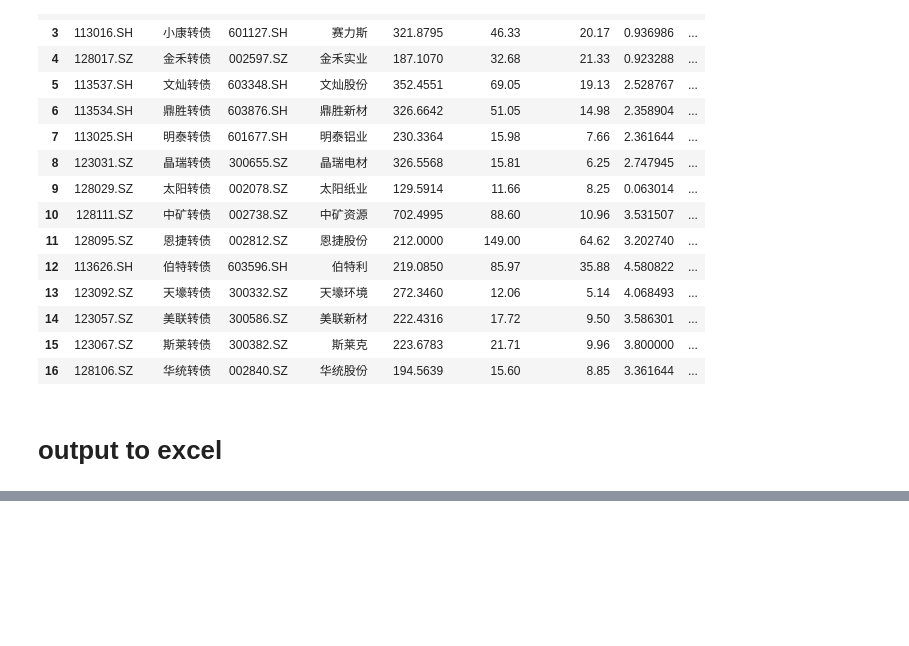
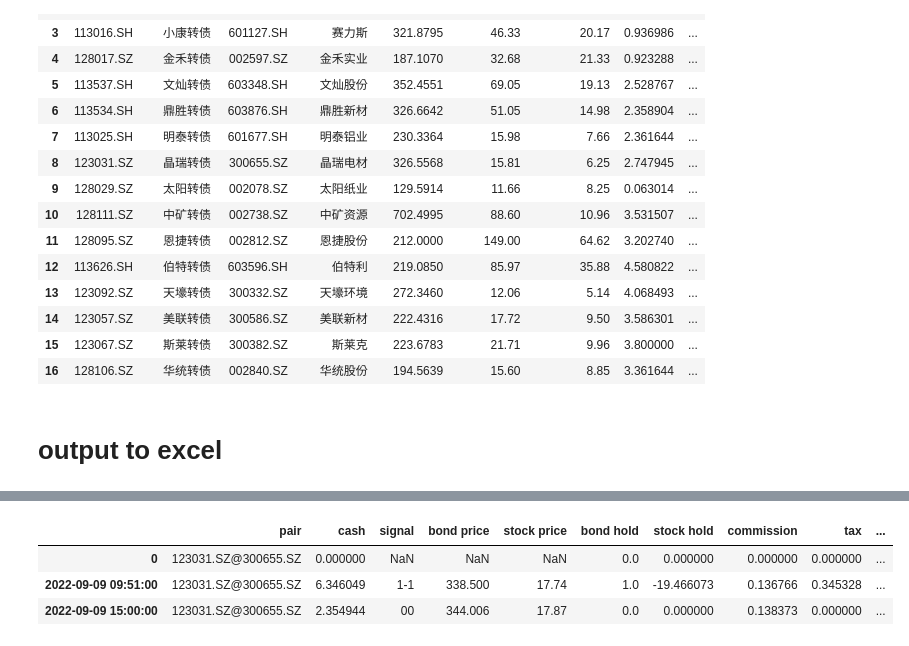
Before and after one commit to PXY11/cms, a Jupyter notebook: backtest_daily_track_cum.ipynb, the cells around one changed output, grey strips where cells are left out. Saved outputs shown, nothing was run; the diff lists cells and outputs as text; code cells hidden in the pictures; blank space fills up the shorter version.

```diff
--- a/backtest_daily_track_cum.ipynb
+++ b/backtest_daily_track_cum.ipynb
@@ -449,0 +516,85 @@ df_obs_stat.drop(['pair'],axis=1).to_excel('./daily_cum_performance_stat.xlsx')
+# %%
+import numpy as np
+tmp_path = '/Users/bokie/code/python/CMS/可转债套利/cms/daily_track/20220909/123031.SZ@300655.SZ.csv'
+df_tmp = pd.read_csv(tmp_path,index_col=0)
+
+total_pair_cash = 1000000
+bond_cash = total_pair_cash/2
+stock_cash = total_pair_cash/2
+pair = ['123031.SZ','300655.SZ']
+
+signal = df_tmp['signal'].tolist()[1]
+bond_open_price = df_tmp['bond price'].tolist()[1]
+bond_close_price = df_tmp['bond price'].tolist()[2]
+stock_open_price = df_tmp['stock price'].tolist()[1]
+stock_close_price = df_tmp['stock price'].tolist()[2]
+
+bond_open_volume_target = bond_cash/bond_open_price
+bond_close_volume_target = bond_cash/bond_open_price
+stock_open_volume_target = stock_cash/stock_open_price
+stock_close_volume_target = stock_cash/stock_open_price
+
+
+
+# if bond_open_volume_target >
+
+open_time = df_tmp.index[1] # string
+close_time = df_tmp.index[2] # string
+open_volume = pd.DataFrame(cbond_volume[pair].loc[open_time]).T
+close_volume = pd.DataFrame(cbond_volume[pair].loc[close_time]).T
+trade_volume = pd.DataFrame(columns=pair,data=[[np.nan,np.nan]])
+trade_volume = pd.concat([trade_volume,open_volume,close_volume],axis=0)
+trade_volume
+df_tmp['bond volume'] = trade_volume[pair[0]].tolist()
+df_tmp['stock volume'] = trade_volume[pair[1]].tolist()
+
+
+bond_open_volume = df_tmp['bond volume'].tolist()[1]
+bond_close_volume = df_tmp['bond volume'].tolist()[2]
+stock_open_volume = df_tmp['stock volume'].tolist()[1]
+stock_close_volume =  df_tmp['stock volume'].tolist()[2]
+
+dominant_rate = 0.3
+bond_slippage = 0.05
+stock_slippage = 0.01
+if bond_open_volume_target > bond_open_volume*dominant_rate:
+    if signal == '1-1':
+        bond_open_price_adj = bond_open_price + bond_slippage
+    elif signal=='-11':
+        bond_open_price_adj = bond_open_price - bond_slippage
+else:
+    bond_open_price_adj = bond_open_price
+
+if stock_open_volume_target > stock_open_volume*dominant_rate:
+    if signal == '1-1':
+        stock_open_price_adj = stock_open_price - stock_slippage
+    elif signal=='-11':
+        stock_open_price_adj = stock_open_price + stock_slippage
+else:
+    stock_open_price_adj = stock_open_price
+
+if bond_close_volume_target > bond_close_volume*dominant_rate:
+    if signal == '1-1':
+        bond_close_price_adj = bond_close_price - bond_slippage
+    elif signal == '-11':
+        bond_close_price_adj = bond_close_price + bond_slippage
+else:
+    bond_close_price_adj = bond_close_price
+
+if stock_close_volume_target > stock_close_volume*dominant_rate:
+    if signal == '1-1':
+        stock_close_price_adj = stock_close_price + stock_slippage
+    elif signal == '-11':
+        stock_close_price_adj = stock_close_price - stock_slippage
+else:
+    stock_close_price_adj = stock_close_price
+df_tmp['bond target volume'] = [np.nan,bond_open_volume_target,bond_close_volume_target]
+df_tmp['stock target volume'] = [np.nan,stock_open_volume_target,stock_close_volume_target]
+df_tmp['bond price adj'] = [np.nan,bond_open_price_adj,bond_close_price_adj]
+df_tmp['stock price adj'] = [np.nan,stock_open_price_adj,stock_close_price_adj]
+df_tmp
+# %% [output]
+|  | pair | cash | signal | bond price | stock price | bond hold | stock hold | commission | tax | ... |
+| 0 | 123031.SZ@300655.SZ | 0.000000 | NaN | NaN | NaN | 0.0 | 0.000000 | 0.000000 | 0.000000 | ... |
+| 2022-09-09 09:51:00 | 123031.SZ@300655.SZ | 6.346049 | 1-1 | 338.500 | 17.74 | 1.0 | -19.466073 | 0.136766 | 0.345328 | ... |
+| 2022-09-09 15:00:00 | 123031.SZ@300655.SZ | 2.354944 | 00 | 344.006 | 17.87 | 0.0 | 0.000000 | 0.138373 | 0.000000 | ... |
```
Also changed, not shown: parts of 10 cells of this notebook, 1 other file.
